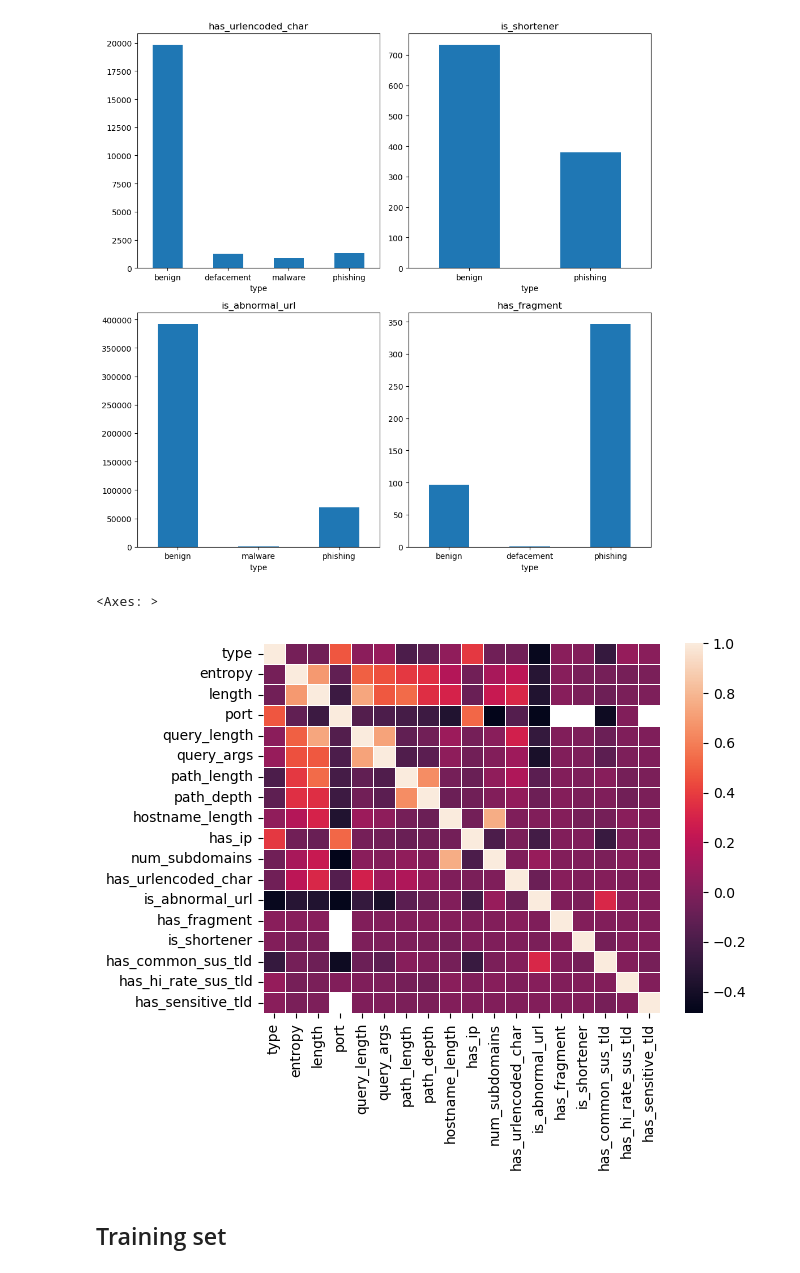
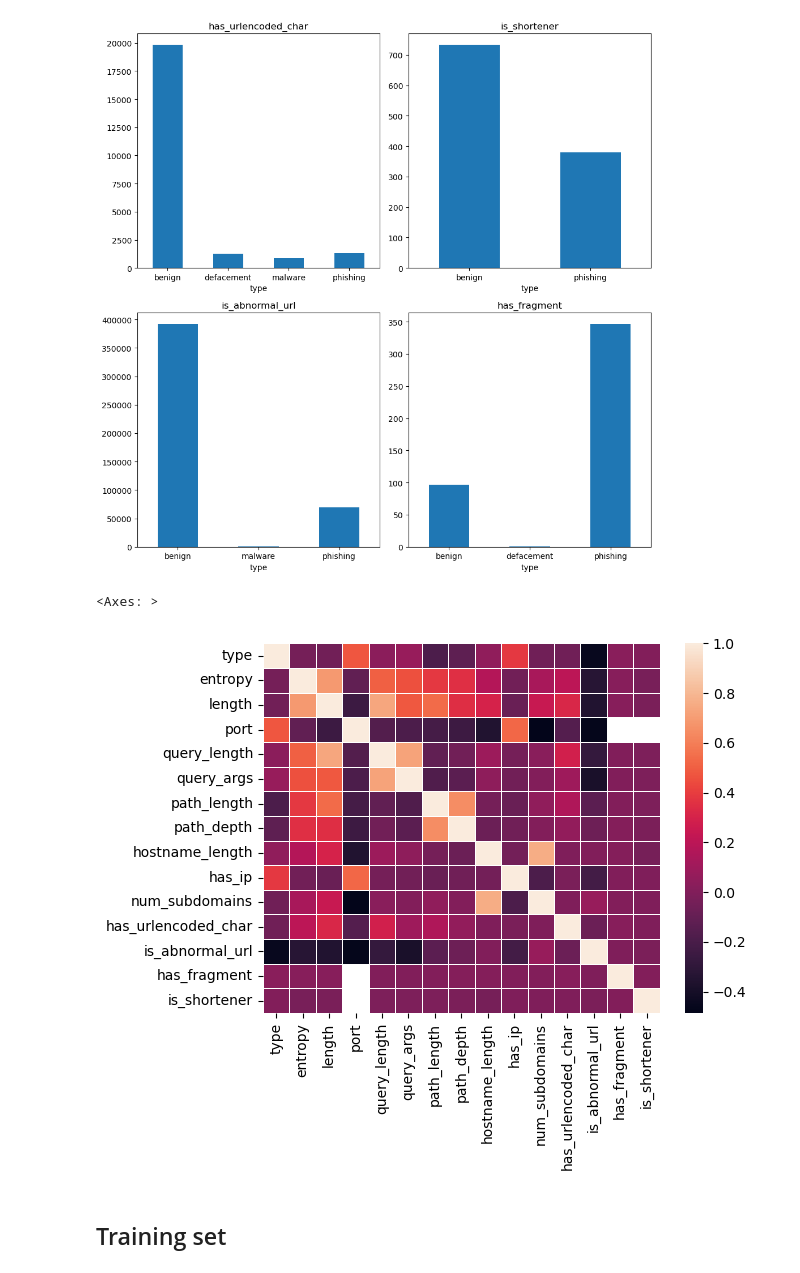
Before and after one commit to Metalcape/url-classifier, a Jupyter notebook: url-classifier.ipynb, the cells around one changed output. Cells and saved outputs as stored; diff of their text form; code cells hidden in the pictures.

```diff
--- a/url-classifier.ipynb
+++ b/url-classifier.ipynb
@@ -336,23 +336,3 @@ df['is_shortener'] = df['hostname'].apply(lambda x: 1 if x in shorteners else 0)
 df.query('is_shortener == 1')['url'].count()
 # %% [output]
 1112
-# %%
-# Detect suspicious TLDs
-# https://unit42.paloaltonetworks.com/top-level-domains-cybercrime/
-
-SUS_COMMON = 'datasets/suspicious_tlds_common.txt'
-SUS_HI_RATE = 'datasets/suspicious_tlds_high_rate.txt'
-SENSITIVE = 'datasets/sensitive_tlds.txt'
-
-tlds = dict()
-for path in [SUS_COMMON, SUS_HI_RATE, SENSITIVE]:
-    with open(path) as f:
-        tlds[path] = [line.strip() for line in f.readlines()]
-
-df['has_common_sus_tld'] = df['tld'].apply(lambda x: 1 if x in tlds[SUS_COMMON] else 0)
-df['has_hi_rate_sus_tld'] = df['tld'].apply(lambda x: 1 if x in tlds[SUS_HI_RATE] else 0)
-df['has_sensitive_tld'] = df['tld'].apply(lambda x: 1 if x in tlds[SENSITIVE] else 0)
-
-print(df.query('has_common_sus_tld == 1')['url'].count())
-print(df.query('has_hi_rate_sus_tld == 1')['url'].count())
-print(df.query('has_sensitive_tld == 1')['url'].count())
@@ -391,13 +354,13 @@ plt.show()
 # %%
 import seaborn as sns
 
 plt.figure()
-temp_df = pd.DataFrame(df)
+temp_df = df.copy()
 temp_df['type'] = temp_df['type'].apply(lambda x: 1 if x == 'defacement' else 2 if x == 'phishing' else 3 if x == 'malware' else 0)
 sns.heatmap(temp_df.corr(numeric_only=True), linewidths=.5)
 # %% [output]
 <Axes: >
-[figure, old version]
+[figure, new version]
 # %% [markdown]
 ## Training set
 # %%
```
Also changed, not shown: parts of 11 cells of this notebook.
